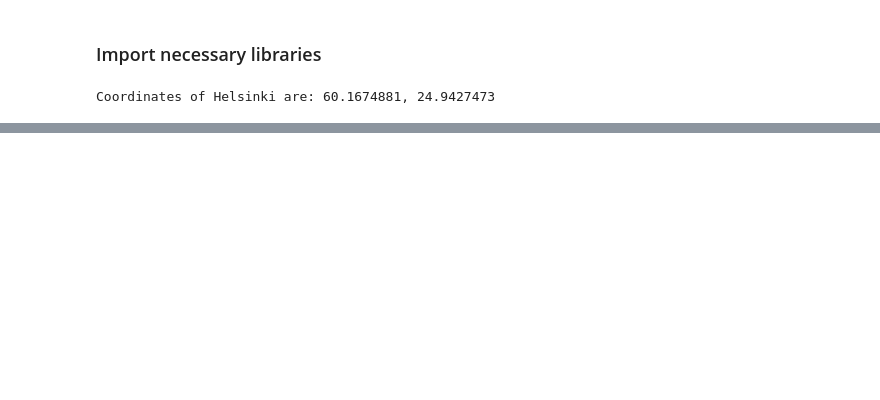
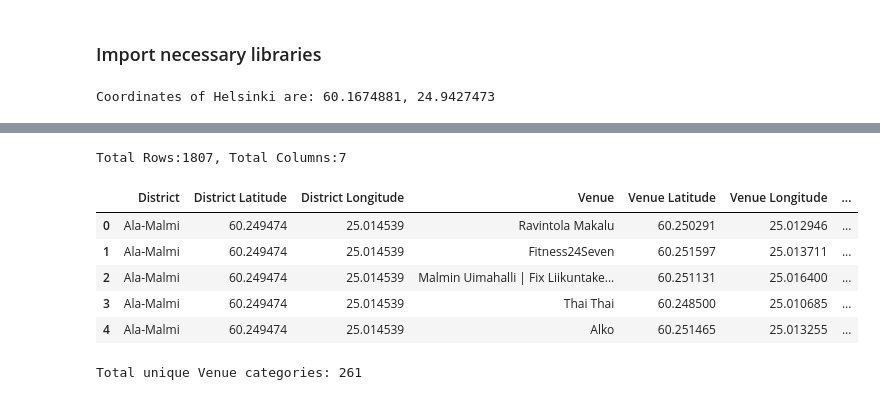
Before and after one commit to prak112/Coursera-IBM_Capstone, a Jupyter notebook: Week5_CompatibleDistricts_Helsinki.ipynb, the cells around one changed output, grey strips where cells are left out. Cells and saved outputs as stored; diff of their text form; code cells hidden in the pictures; blank space fills up the shorter version.

```diff
--- a/Week5_CompatibleDistricts_Helsinki.ipynb
+++ b/Week5_CompatibleDistricts_Helsinki.ipynb
@@ -124,7 +126,7 @@ Locations as identified by geopy.geocoders API:
 
 print(f"BEFORE Cleaning:\nTotal Districts:{len(districts)}\nTotal Latitude values:{len(lats)}\nTotal Longitude values:{len(longs)}")
 
-loc_to_pop = ['Kampinmalmi','Pasila', 'Töölö']
+loc_to_pop = ['Pasila','Töölö','Kampinmalmi']
 lat_to_pop = [-10.3333333, 13.744717]
 long_to_pop = [-53.2, -1.9645989]
 
@@ -219,0 +344,15 @@ helsinki_map
+# %%
+print(f"Total Rows:{helsinki_venues.shape[0]}, Total Columns:{helsinki_venues.shape[1]}")
+helsinki_venues.head()
+# %% [output]
+Total Rows:1807, Total Columns:7
+|  | District | District Latitude | District Longitude | Venue | Venue Latitude | Venue Longitude | ... |
+| 0 | Ala-Malmi | 60.249474 | 25.014539 | Ravintola Makalu | 60.250291 | 25.012946 | ... |
+| 1 | Ala-Malmi | 60.249474 | 25.014539 | Fitness24Seven | 60.251597 | 25.013711 | ... |
+| 2 | Ala-Malmi | 60.249474 | 25.014539 | Malmin Uimahalli | Fix Liikuntake... | 60.251131 | 25.016400 | ... |
+| 3 | Ala-Malmi | 60.249474 | 25.014539 | Thai Thai | 60.248500 | 25.010685 | ... |
+| 4 | Ala-Malmi | 60.249474 | 25.014539 | Alko | 60.251465 | 25.013255 | ... |
+# %%
+print(f"Total unique Venue categories: {helsinki_venues['Venue Category'].nunique()}")
+# %% [output]
+Total unique Venue categories: 261
```
Also changed, not shown: parts of 23 cells of this notebook.
